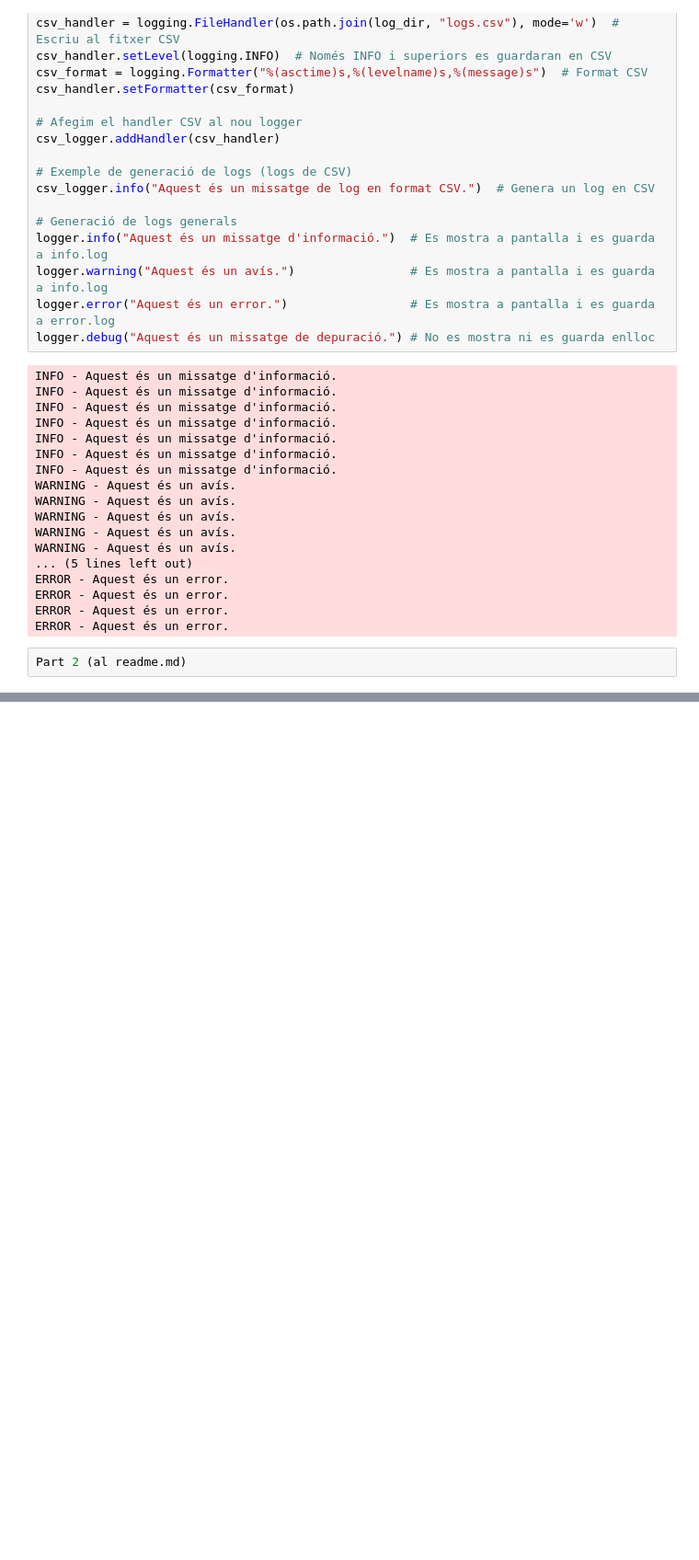
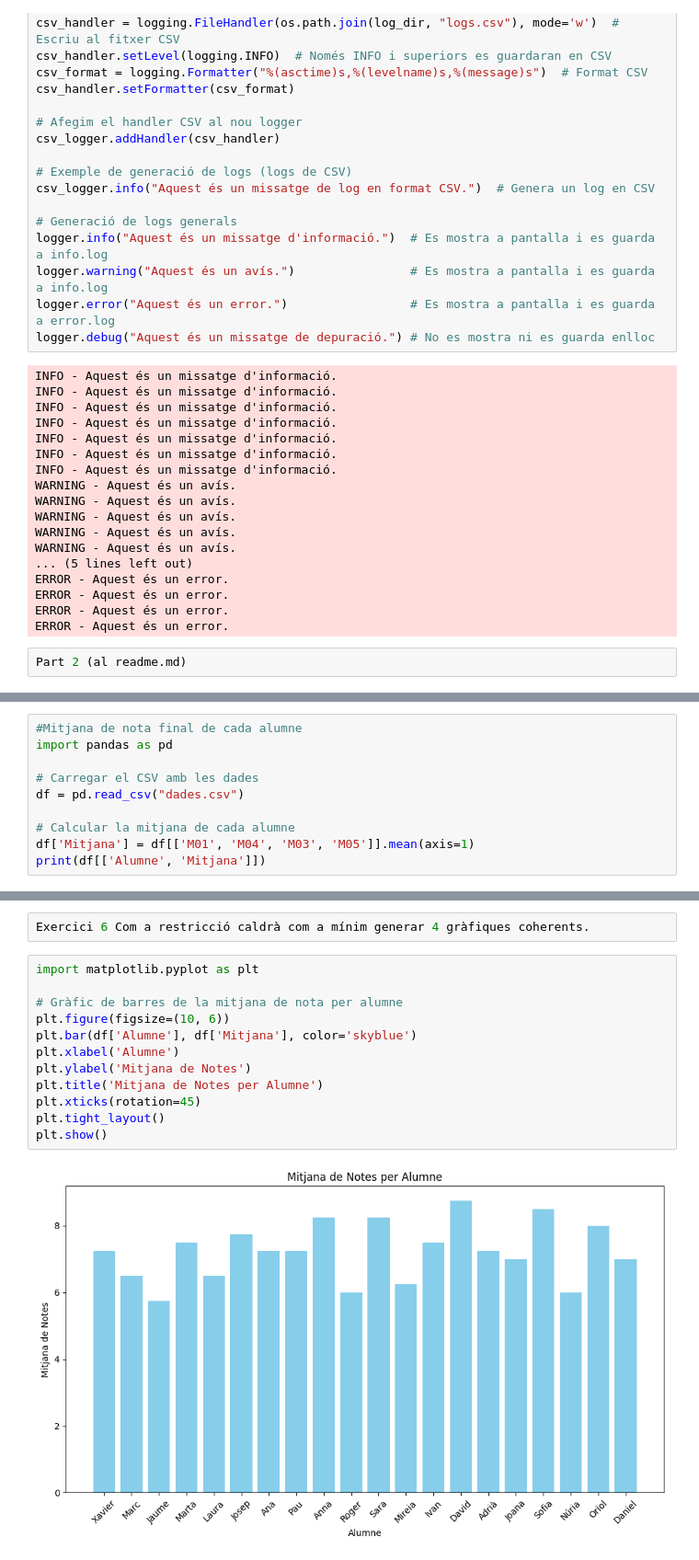
Before and after one commit to Bemen3M07/jupiter-logs-pandas-geroo22, a Jupyter notebook: ExercicisPart2.ipynb, the cells around one changed output, grey strips where cells are left out. Shown at 92% size. Saved outputs shown, nothing was run; the diff lists cells and outputs as text; blank space fills up the shorter version.

```diff
--- a/ExercicisPart2.ipynb
+++ b/ExercicisPart2.ipynb
@@ -162,0 +202,10 @@ Part 2 (al readme.md)
+# %%
+#Mitjana de nota final de cada alumne
+import pandas as pd
+
+# Carregar el CSV amb les dades
+df = pd.read_csv("dades.csv")
+
+# Calcular la mitjana de cada alumne
+df['Mitjana'] = df[['M01', 'M04', 'M03', 'M05']].mean(axis=1)
+print(df[['Alumne', 'Mitjana']])
@@ -162,0 +279,16 @@ Part 2 (al readme.md)
+# %%
+Exercici 6 Com a restricció caldrà com a mínim generar 4 gràfiques coherents.
+# %%
+import matplotlib.pyplot as plt
+
+# Gràfic de barres de la mitjana de nota per alumne
+plt.figure(figsize=(10, 6))
+plt.bar(df['Alumne'], df['Mitjana'], color='skyblue')
+plt.xlabel('Alumne')
+plt.ylabel('Mitjana de Notes')
+plt.title('Mitjana de Notes per Alumne')
+plt.xticks(rotation=45)
+plt.tight_layout()
+plt.show()
+# %% [output]
+[figure, added]
```
Also changed, not shown: parts of 11 cells of this notebook.
